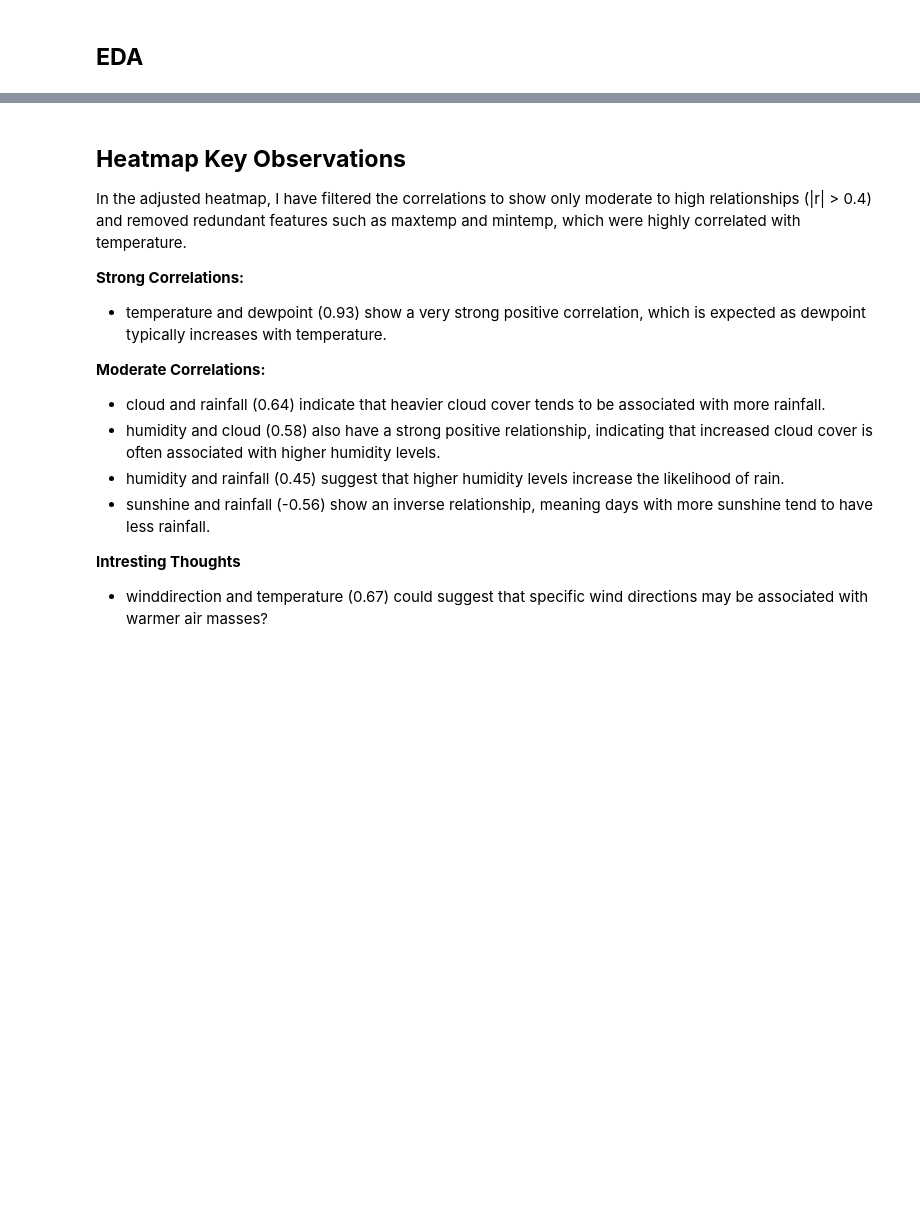
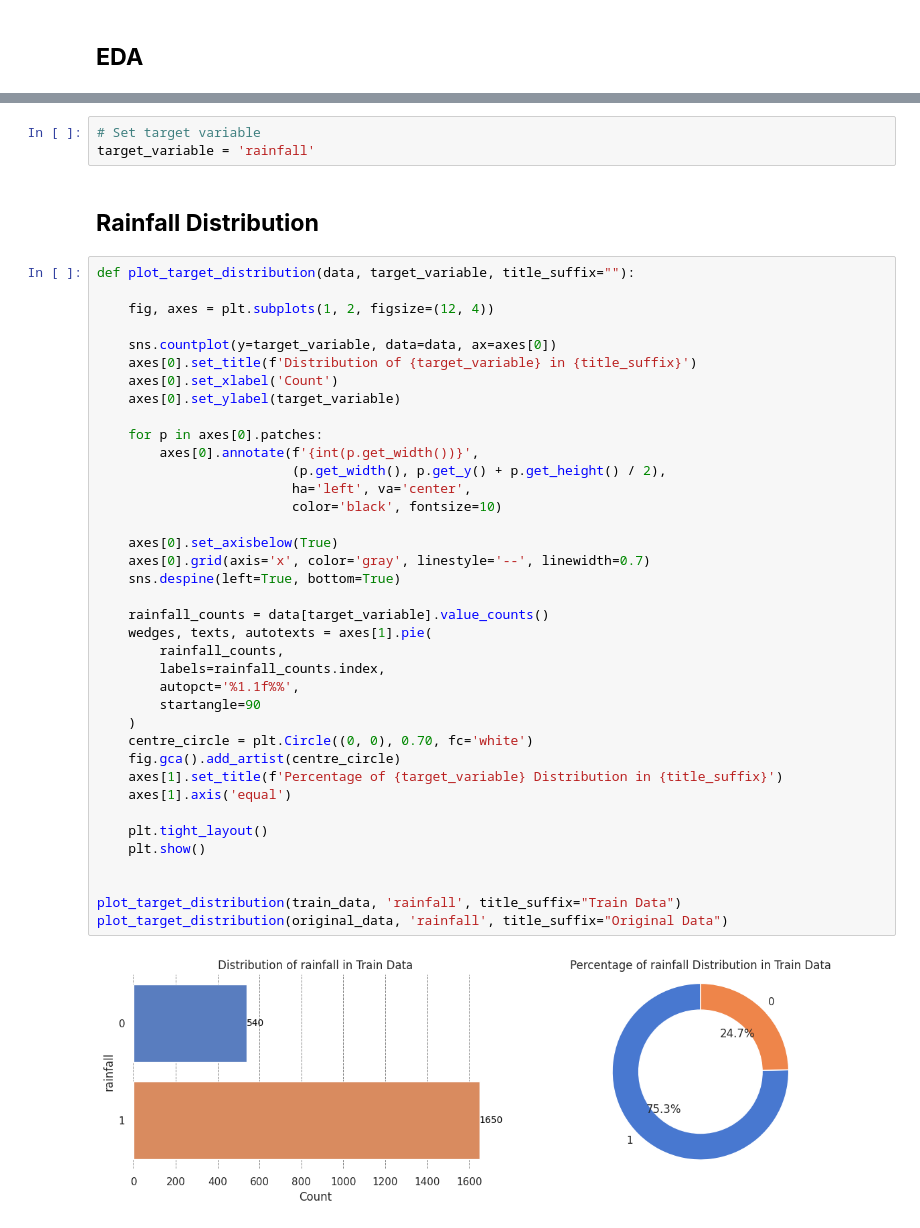
Before and after one commit to ChristopherIanPeck/kaggle-playground-series-s5, a Jupyter notebook: binary-prediction-challenge.ipynb, the cells around one changed output, grey strips where cells are left out. Cells and saved outputs as stored; diff of their text form; blank space fills up the shorter version.

```diff
--- a/binary-prediction-challenge.ipynb
+++ b/binary-prediction-challenge.ipynb
@@ -272,15 +261,45 @@ plt.show()
-# %% [markdown]
-## **Heatmap Key Observations**
-In the adjusted heatmap, I have filtered the correlations to show only moderate to high relationships (|r| > 0.4) and removed redundant features such as maxtemp and mintemp, which were highly correlated with temperature.
-
-**Strong Correlations:**
-- temperature and dewpoint (0.93) show a very strong positive correlation, which is expected as dewpoint typically increases with temperature.
-
-**Moderate Correlations:**
-- cloud and rainfall (0.64) indicate that heavier cloud cover tends to be associated with more rainfall.
-- humidity and cloud (0.58) also have a strong positive relationship, indicating that increased cloud cover is often associated with higher humidity levels.
-- humidity and rainfall (0.45) suggest that higher humidity levels increase the likelihood of rain.
-- sunshine and rainfall (-0.56) show an inverse relationship, meaning days with more sunshine tend to have less rainfall.
-
-**Intresting Thoughts**
-- winddirection and temperature (0.67) could suggest that specific wind directions may be associated with warmer air masses?
+# %%
+# Set target variable
+target_variable = 'rainfall'
+# %% [markdown]
+## **Rainfall Distribution**
+# %%
+def plot_target_distribution(data, target_variable, title_suffix=""):
+
+    fig, axes = plt.subplots(1, 2, figsize=(12, 4))
+
+    sns.countplot(y=target_variable, data=data, ax=axes[0])
+    axes[0].set_title(f'Distribution of {target_variable} in {title_suffix}')
+    axes[0].set_xlabel('Count')
+    axes[0].set_ylabel(target_variable)
+
+    for p in axes[0].patches:
+        axes[0].annotate(f'{int(p.get_width())}',
+                         (p.get_width(), p.get_y() + p.get_height() / 2),
+                         ha='left', va='center',
+                         color='black', fontsize=10)
+
+    axes[0].set_axisbelow(True)
+    axes[0].grid(axis='x', color='gray', linestyle='--', linewidth=0.7)
+    sns.despine(left=True, bottom=True)
+
+    rainfall_counts = data[target_variable].value_counts()
+    wedges, texts, autotexts = axes[1].pie(
+        rainfall_counts,
+        labels=rainfall_counts.index,
+        autopct='%1.1f%%',
+        startangle=90
+    )
+    centre_circle = plt.Circle((0, 0), 0.70, fc='white')
+    fig.gca().add_artist(centre_circle)
+    axes[1].set_title(f'Percentage of {target_variable} Distribution in {title_suffix}')
+    axes[1].axis('equal')
+
+    plt.tight_layout()
+    plt.show()
+
+
+plot_target_distribution(train_data, 'rainfall', title_suffix="Train Data")
+plot_target_distribution(original_data, 'rainfall', title_suffix="Original Data")
+# %% [output]
+[figure, added]
```
Also changed, not shown: parts of 25 cells of this notebook.
